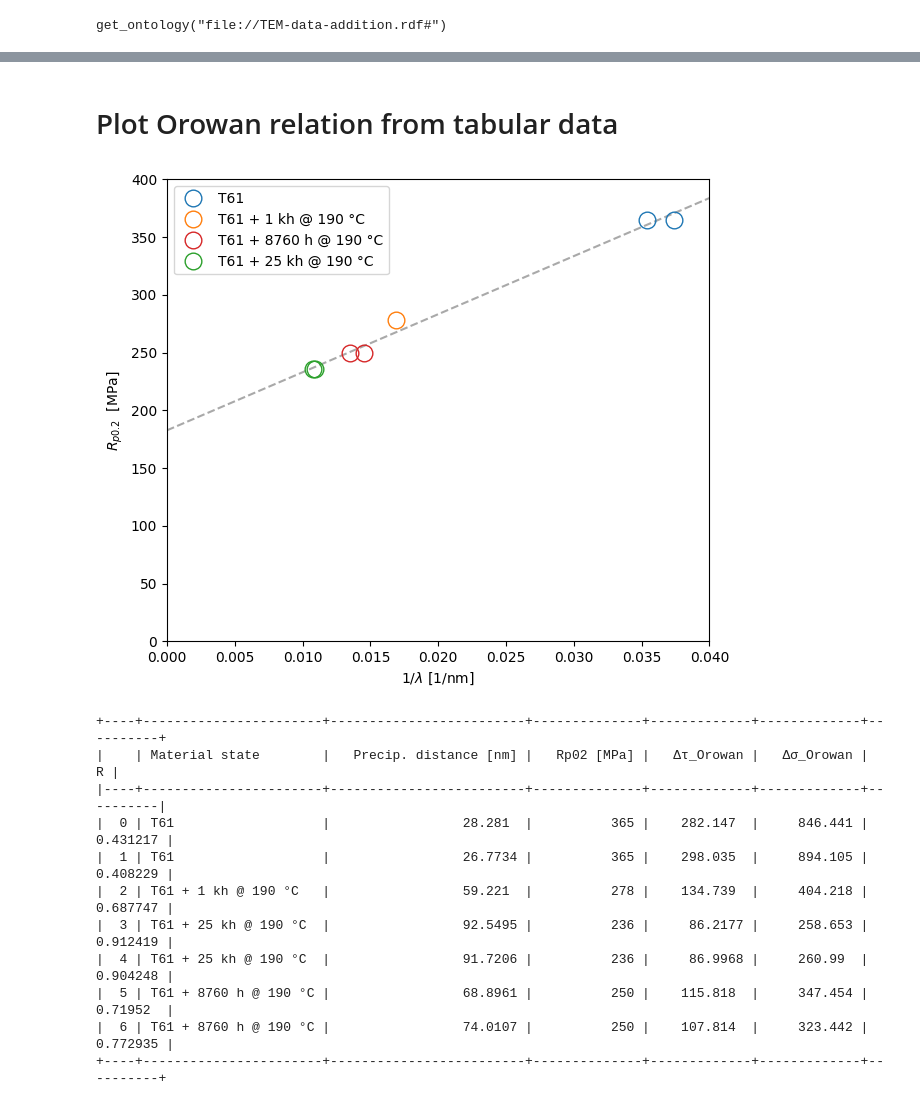
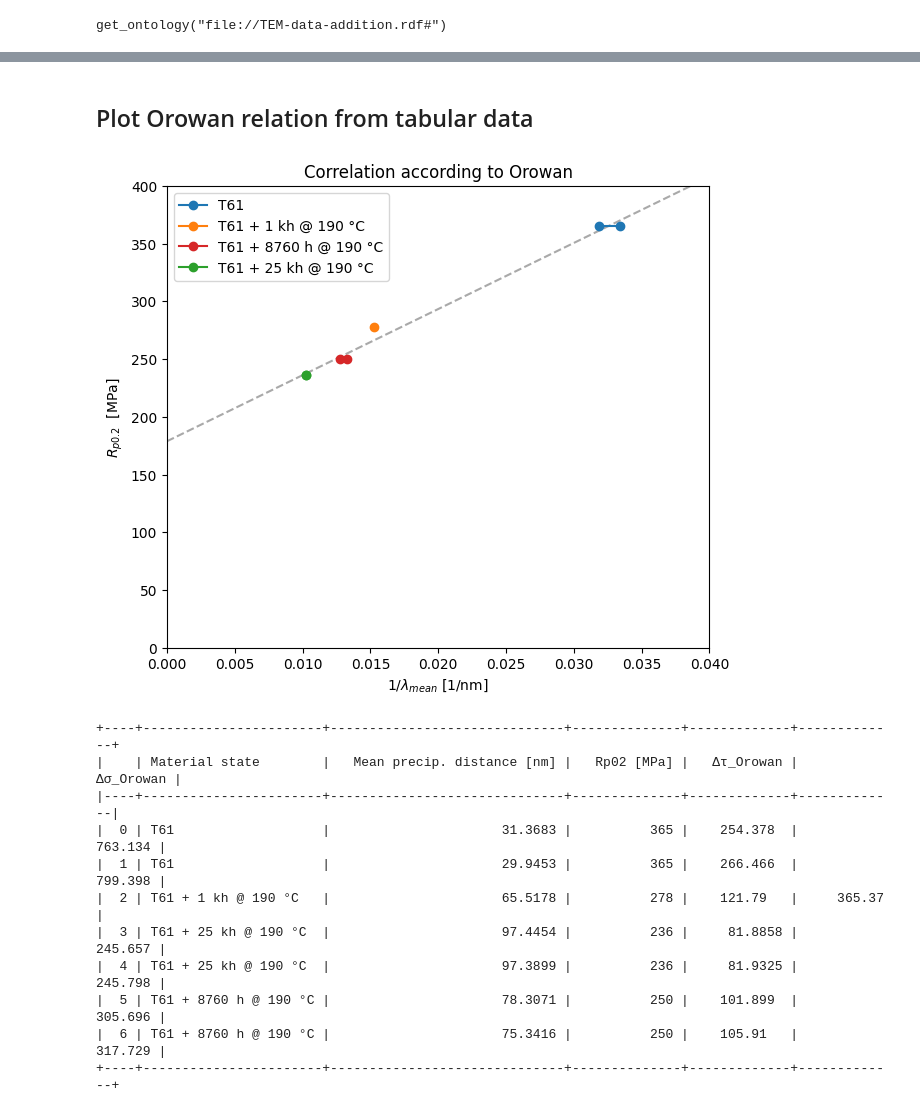
Before and after one commit to materialdigital/demo-orowan, a Jupyter notebook: orowan_mechanism_demo.ipynb, the cells around one changed output, grey strips where cells are left out. Drawn from its saved outputs; the diff is of its cells as text; code cells hidden in the pictures.

```diff
--- a/orowan_mechanism_demo.ipynb
+++ b/orowan_mechanism_demo.ipynb
@@ -947,18 +958,18 @@ PREFIX tto: <https://w3id.org/pmd/tto/>
 SELECT DISTINCT \
     ?matl_designation_tem_specimen \
     ?proc_TEM \
-    ?avg_distance_value \
-    ?avg_distance_unit \
+    ?mean_distance_value \
+    ?mean_distance_unit \
     ?proc_TT \
     ?rp02_value \
     ?rp02_unit
 WHERE {
 
-?avg_distance            a                    pgo:AveragePrecipitateDistance .
-?avg_distance            pmdco:value          ?avg_distance_value .
-?avg_distance            pmdco:unit           ?avg_distance_unit .
+?mean_distance           a                    pgo:AveragePrecipitateDistance .
+?mean_distance           pmdco:value          ?mean_distance_value .
+?mean_distance           pmdco:unit           ?mean_distance_unit .
 ?specimen                pmdco:characteristic ?matl_designation_tem .
-?specimen                pmdco:characteristic ?avg_distance .
+?specimen                pmdco:characteristic ?mean_distance .
 ?matl_designation_tem    a                    pmdco:MaterialDesignation .
 ?matl_designation_tem    pmdco:value          ?matl_designation_tem_specimen .
 
@@ -989,8 +1000,8 @@ FILTER (str(?matl_designation_tem_specimen)=str(?matl_designation_tt_specimen))
 """
 columns = ["matl_designation_tem_specimen",
            "proc_TEM",
-           "avg_distance_value",
-           "avg_distance_unit",
+           "mean_distance_value",
+           "mean_distance_unit",
            "proc_TT",
            "rp02_value",
            "rp02_unit"]
@@ -1011,64 +1022,63 @@ display(df)
 # %% [markdown]
-# Plot Orowan relation from tabular data
+## Plot Orowan relation from tabular data
 # %%
 from scipy.stats import linregress
 import tabulate
 plt.subplots(figsize=(7, 6))
 
 # First plot the regression ...
-X = 1./df["avg_distance_value"]
+X = 1./df["mean_distance_value"]
 Y = df["rp02_value"]
 
 slope, intercept, r, p, se = linregress(X, Y)
 x = np.linspace(0, 0.04)
 plt.plot(x, slope*x+intercept, "--", color="darkgrey")
 
 # ... then the individual datapoints on top
 for designation, group in df.groupby(by="matl_designation_tem_specimen"):
-    X = 1./group["avg_distance_value"]
+    X = 1./group["mean_distance_value"]
     Y = group["rp02_value"]
-    plt.plot(X, Y, marker="o", label=designation, linestyle="none", fillstyle="none", markersize=12)
+    plt.plot(X, Y, ".-", label=designation, fillstyle="full", markersize=12)
 
 
 
 handles, labels = plt.gca().get_legend_handles_labels()
 new_order = [0, 1, 3, 2]
 ordered_handles = [handles[idx] for idx in new_order]
 ordered_labels  = [labels[idx] for idx in new_order]
 plt.legend(ordered_handles, ordered_labels)
 plt.xlim(0,0.04)
 plt.ylim(0,400)
-plt.xlabel("$1/\lambda$ [1/nm]")
+plt.xlabel("$1/\lambda_{mean}$ [1/nm]")
 plt.ylabel("$R_{p0.2}$  [MPa]")
-#plt.title("Correlation according to Orowan")
-
-mapper = {"matl_designation_tem_specimen":"Material state",
-          "avg_distance_value":"Precip. distance [nm]",
-          "rp02_value":"Rp02 [MPa]"}
-tbl = df[["matl_designation_tem_specimen", "avg_distance_value", "rp02_value"]].rename(columns=mapper)
+plt.title("Correlation according to Orowan")
 plt.savefig("orowan.png", dpi=600)
 plt.show()
-l = tbl["Precip. distance [nm]"] # TODO: 3D projection required because glide plane is tilted wrt. precip habitat direction
-G = 27900. # MPa
-b = 0.286 # nm
-tbl["Δτ_Orowan"] = G*b/l
-tbl["Δσ_Orowan"] = 3*tbl["Δτ_Orowan"] # Typical approximation
-
-tbl["R"] = tbl["Rp02 [MPa]"]/tbl["Δσ_Orowan"] # Trend?
-
-print(tabulate.tabulate(tbl, headers='keys', tablefmt='psql'))
 # %% [output]
-[figure, old version]
+[figure, new version]
-+----+-----------------------+-------------------------+--------------+-------------+-------------+----------+
-|    | Material state        |   Precip. distance [nm] |   Rp02 [MPa] |   Δτ_Orowan |   Δσ_Orowan |        R |
-|----+-----------------------+-------------------------+--------------+-------------+-------------+----------|
-|  0 | T61                   |                 28.281  |          365 |    282.147  |     846.441 | 0.431217 |
-|  1 | T61                   |                 26.7734 |          365 |    298.035  |     894.105 | 0.408229 |
-|  2 | T61 + 1 kh @ 190 °C   |                 59.221  |          278 |    134.739  |     404.218 | 0.687747 |
-|  3 | T61 + 25 kh @ 190 °C  |                 92.5495 |          236 |     86.2177 |     258.653 | 0.912419 |
-|  4 | T61 + 25 kh @ 190 °C  |                 91.7206 |          236 |     86.9968 |     260.99  | 0.904248 |
-|  5 | T61 + 8760 h @ 190 °C |                 68.8961 |          250 |    115.818  |     347.454 | 0.71952  |
-|  6 | T61 + 8760 h @ 190 °C |                 74.0107 |          250 |    107.814  |     323.442 | 0.772935 |
-+----+-----------------------+-------------------------+--------------+-------------+-------------+----------+
+# %%
+mapper = {"matl_designation_tem_specimen":"Material state",
+          "mean_distance_value":"Mean precip. distance [nm]",
+          "rp02_value":"Rp02 [MPa]"}
+tbl = df[["matl_designation_tem_specimen", "mean_distance_value", "rp02_value"]].rename(columns=mapper)
+λ = tbl["Mean precip. distance [nm]"] # TODO: 3D projection required because glide plane is tilted wrt. precip habitat direction
+G = 27900. # MPa
+b = 0.286 # nm
+tbl["Δτ_Orowan"] = G*b/λ
+tbl["Δσ_Orowan"] = 3*tbl["Δτ_Orowan"] # Typical approximation
+
+print(tabulate.tabulate(tbl, headers='keys', tablefmt='psql'))
+# %% [output]
++----+-----------------------+------------------------------+--------------+-------------+-------------+
+|    | Material state        |   Mean precip. distance [nm] |   Rp02 [MPa] |   Δτ_Orowan |   Δσ_Orowan |
+|----+-----------------------+------------------------------+--------------+-------------+-------------|
+|  0 | T61                   |                      31.3683 |          365 |    254.378  |     763.134 |
+|  1 | T61                   |                      29.9453 |          365 |    266.466  |     799.398 |
+|  2 | T61 + 1 kh @ 190 °C   |                      65.5178 |          278 |    121.79   |     365.37  |
+|  3 | T61 + 25 kh @ 190 °C  |                      97.4454 |          236 |     81.8858 |     245.657 |
+|  4 | T61 + 25 kh @ 190 °C  |                      97.3899 |          236 |     81.9325 |     245.798 |
+|  5 | T61 + 8760 h @ 190 °C |                      78.3071 |          250 |    101.899  |     305.696 |
+|  6 | T61 + 8760 h @ 190 °C |                      75.3416 |          250 |    105.91   |     317.729 |
++----+-----------------------+------------------------------+--------------+-------------+-------------+
 # %% [markdown]
 # Discussion
```
Also changed, not shown: parts of 30 cells of this notebook.
